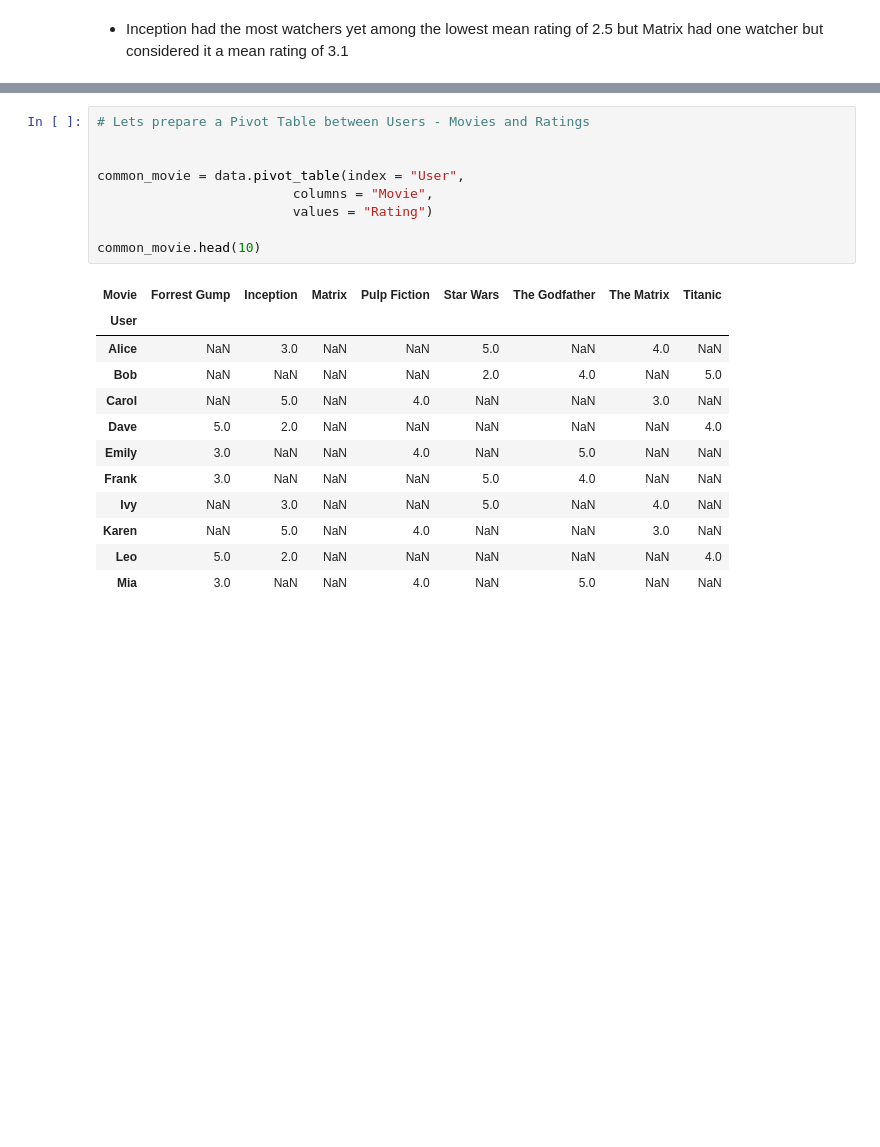
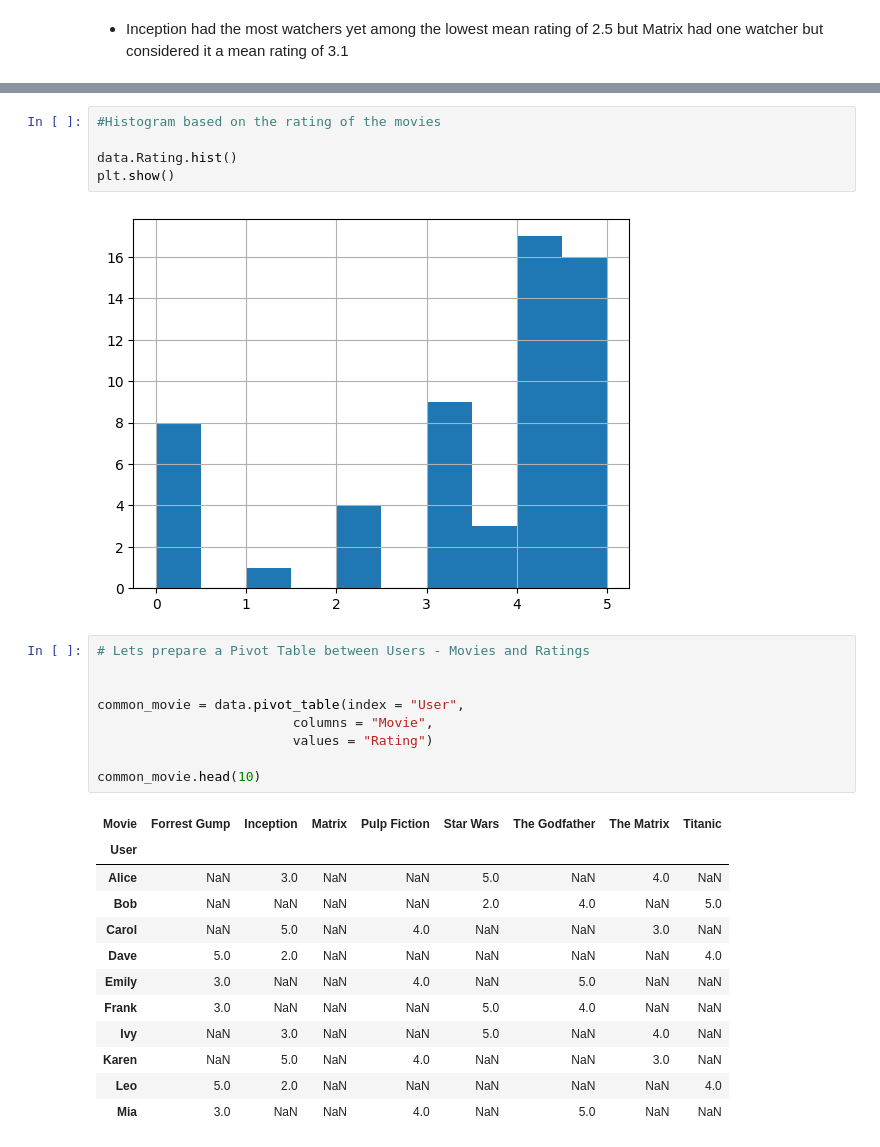
Before and after one commit to Winfry/Recommendation, a Jupyter notebook: recommendation.ipynb, the cells around one changed output, grey strips where cells are left out. Saved outputs shown, nothing was run; the diff lists cells and outputs as text; blank space fills up the shorter version.

```diff
--- a/recommendation.ipynb
+++ b/recommendation.ipynb
@@ -139,3 +155,10 @@ Name: Movie, dtype: int64
+# %%
+#Histogram based on the rating of the movies
+
+data.Rating.hist()
+plt.show()
+# %% [output]
+[figure, added]
 # %%
 # Lets prepare a Pivot Table between Users - Movies and Ratings
 
```
Also changed, not shown: parts of 7 cells of this notebook.
